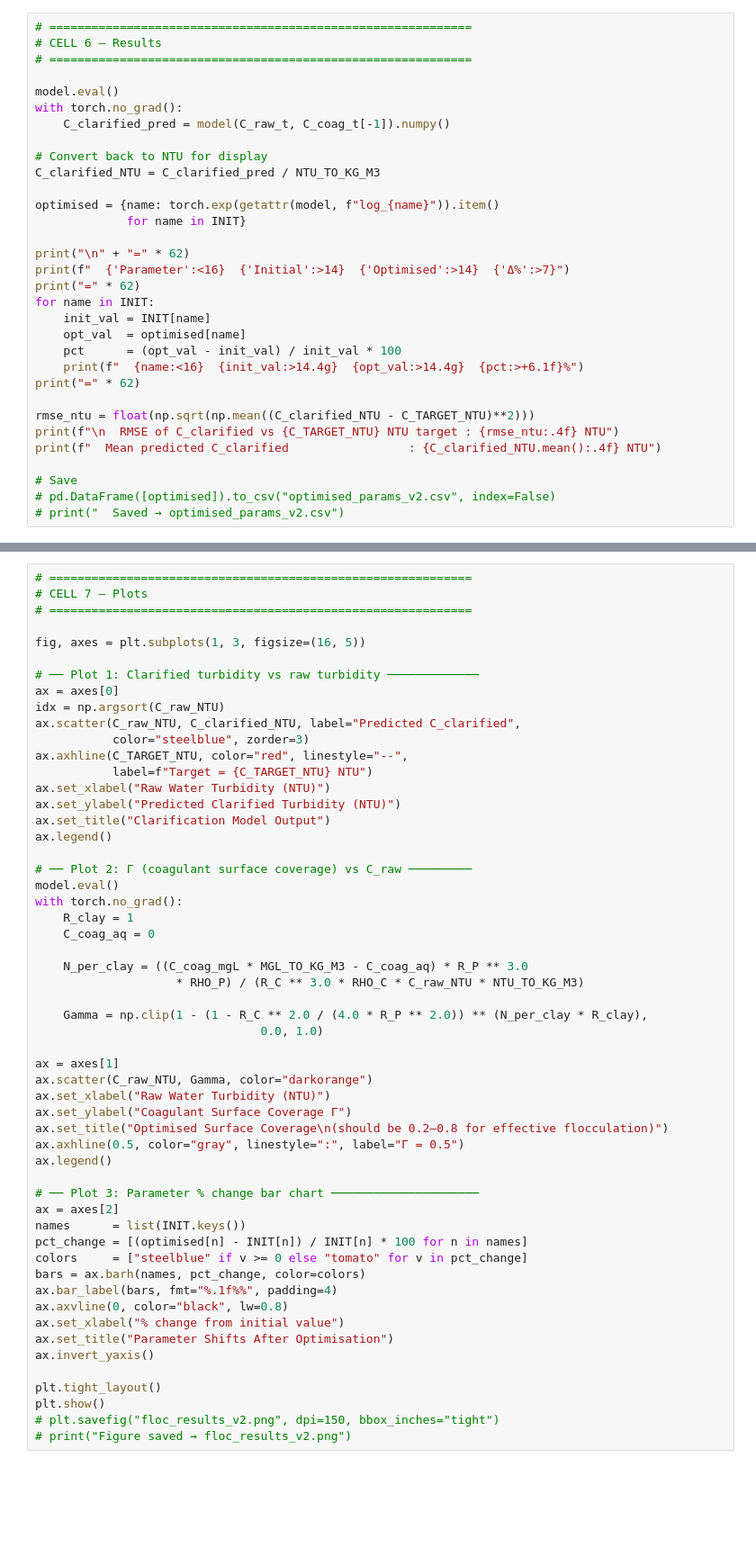
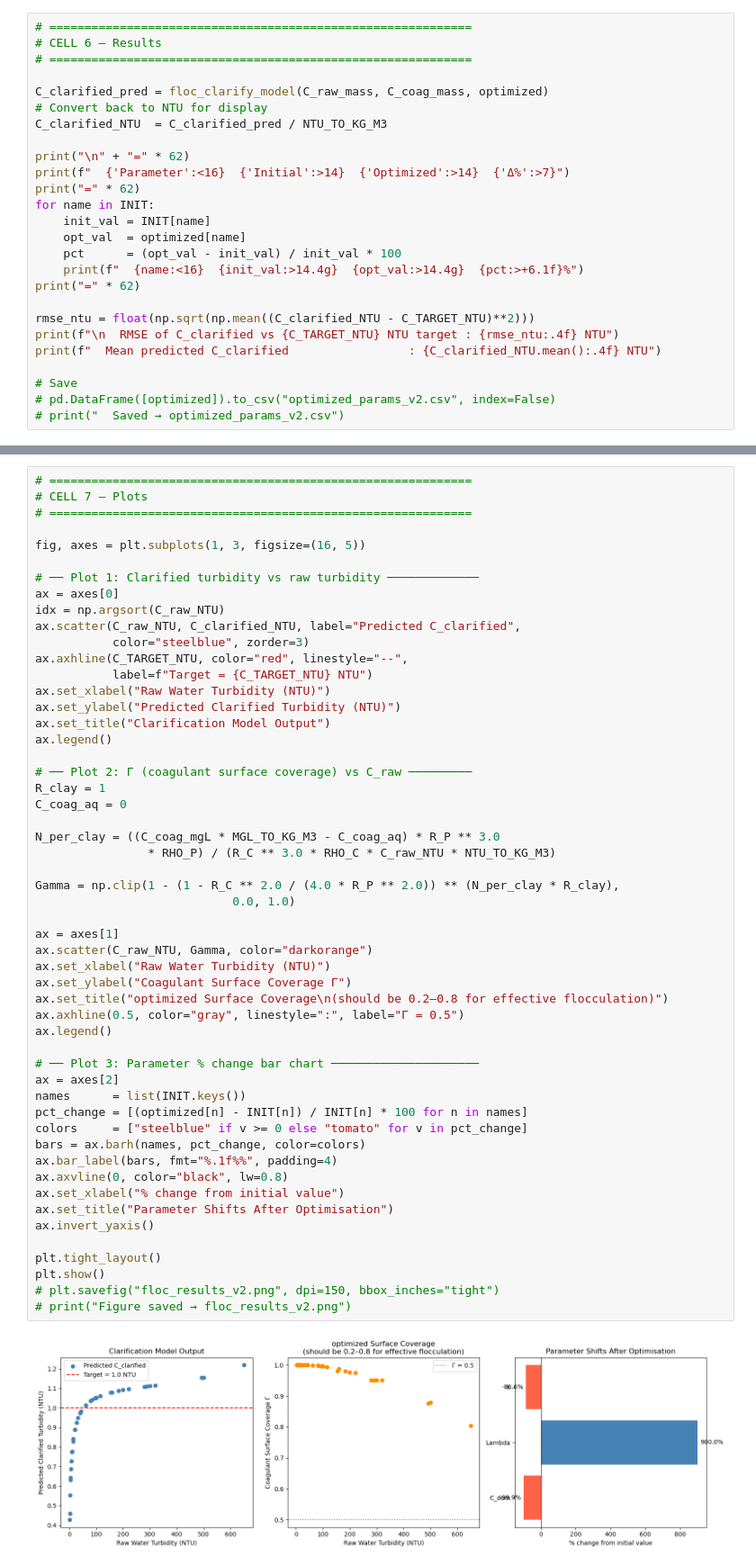
Before and after one commit to AguaClara/floc_modeling, a Jupyter notebook: Spring 2026/Model Fitting/Model_Fitting_SP26.ipynb, the cells around one changed output, grey strips where cells are left out. Shown at 90% size. Saved outputs shown, nothing was run; the diff lists cells and outputs as text; blank space fills up the shorter version.

Commit message:
Rewrite optimization using `scipy.optimize` instead of `pytorch`

```diff
--- a/Spring 2026/Model Fitting/Model_Fitting_SP26.ipynb
+++ b/Spring 2026/Model Fitting/Model_Fitting_SP26.ipynb
@@ -264,22 +240,16 @@ print("\nTraining complete.")
 # CELL 6 – Results
 # ============================================================
 
-model.eval()
-with torch.no_grad():
-    C_clarified_pred = model(C_raw_t, C_coag_t[-1]).numpy()
-
+C_clarified_pred = floc_clarify_model(C_raw_mass, C_coag_mass, optimized)
 # Convert back to NTU for display
-C_clarified_NTU = C_clarified_pred / NTU_TO_KG_M3
-
-optimised = {name: torch.exp(getattr(model, f"log_{name}")).item()
-             for name in INIT}
+C_clarified_NTU  = C_clarified_pred / NTU_TO_KG_M3
 
 print("\n" + "=" * 62)
-print(f"  {'Parameter':<16}  {'Initial':>14}  {'Optimised':>14}  {'Δ%':>7}")
+print(f"  {'Parameter':<16}  {'Initial':>14}  {'Optimized':>14}  {'Δ%':>7}")
 print("=" * 62)
 for name in INIT:
     init_val = INIT[name]
-    opt_val  = optimised[name]
+    opt_val  = optimized[name]
     pct      = (opt_val - init_val) / init_val * 100
     print(f"  {name:<16}  {init_val:>14.4g}  {opt_val:>14.4g}  {pct:>+6.1f}%")
 print("=" * 62)
@@ -289,5 +259,5 @@ print(f"\n  RMSE of C_clarified vs {C_TARGET_NTU} NTU target : {rmse_ntu:.4f} NT
 print(f"  Mean predicted C_clarified                 : {C_clarified_NTU.mean():.4f} NTU")
 
 # Save
-# pd.DataFrame([optimised]).to_csv("optimised_params_v2.csv", index=False)
-# print("  Saved → optimised_params_v2.csv")
+# pd.DataFrame([optimized]).to_csv("optimized_params_v2.csv", index=False)
+# print("  Saved → optimized_params_v2.csv")
@@ -309,43 +290,43 @@ ax.set_xlabel("Raw Water Turbidity (NTU)")
 ax.set_ylabel("Predicted Clarified Turbidity (NTU)")
 ax.set_title("Clarification Model Output")
 ax.legend()
 
 # ── Plot 2: Γ (coagulant surface coverage) vs C_raw ─────────
-model.eval()
-with torch.no_grad():
-    R_clay = 1
-    C_coag_aq = 0
+R_clay = 1
+C_coag_aq = 0
 
-    N_per_clay = ((C_coag_mgL * MGL_TO_KG_M3 - C_coag_aq) * R_P ** 3.0
-                    * RHO_P) / (R_C ** 3.0 * RHO_C * C_raw_NTU * NTU_TO_KG_M3)
+N_per_clay = ((C_coag_mgL * MGL_TO_KG_M3 - C_coag_aq) * R_P ** 3.0
+                * RHO_P) / (R_C ** 3.0 * RHO_C * C_raw_NTU * NTU_TO_KG_M3)
 
-    Gamma = np.clip(1 - (1 - R_C ** 2.0 / (4.0 * R_P ** 2.0)) ** (N_per_clay * R_clay),
-                                0.0, 1.0)
+Gamma = np.clip(1 - (1 - R_C ** 2.0 / (4.0 * R_P ** 2.0)) ** (N_per_clay * R_clay),
+                            0.0, 1.0)
 
 ax = axes[1]
 ax.scatter(C_raw_NTU, Gamma, color="darkorange")
 ax.set_xlabel("Raw Water Turbidity (NTU)")
 ax.set_ylabel("Coagulant Surface Coverage Γ")
-ax.set_title("Optimised Surface Coverage\n(should be 0.2–0.8 for effective flocculation)")
+ax.set_title("optimized Surface Coverage\n(should be 0.2–0.8 for effective flocculation)")
 ax.axhline(0.5, color="gray", linestyle=":", label="Γ = 0.5")
 ax.legend()
 
 # ── Plot 3: Parameter % change bar chart ─────────────────────
 ax = axes[2]
 names      = list(INIT.keys())
-pct_change = [(optimised[n] - INIT[n]) / INIT[n] * 100 for n in names]
+pct_change = [(optimized[n] - INIT[n]) / INIT[n] * 100 for n in names]
 colors     = ["steelblue" if v >= 0 else "tomato" for v in pct_change]
 bars = ax.barh(names, pct_change, color=colors)
 ax.bar_label(bars, fmt="%.1f%%", padding=4)
 ax.axvline(0, color="black", lw=0.8)
 ax.set_xlabel("% change from initial value")
 ax.set_title("Parameter Shifts After Optimisation")
 ax.invert_yaxis()
 
 plt.tight_layout()
 plt.show()
 # plt.savefig("floc_results_v2.png", dpi=150, bbox_inches="tight")
 # print("Figure saved → floc_results_v2.png")
+# %% [output]
+[figure, added]
 # %%
 # ============================================================
 # CELL 8 – Sanity check: trace through the model manually
```
Also changed, not shown: parts of 12 cells of this notebook.
